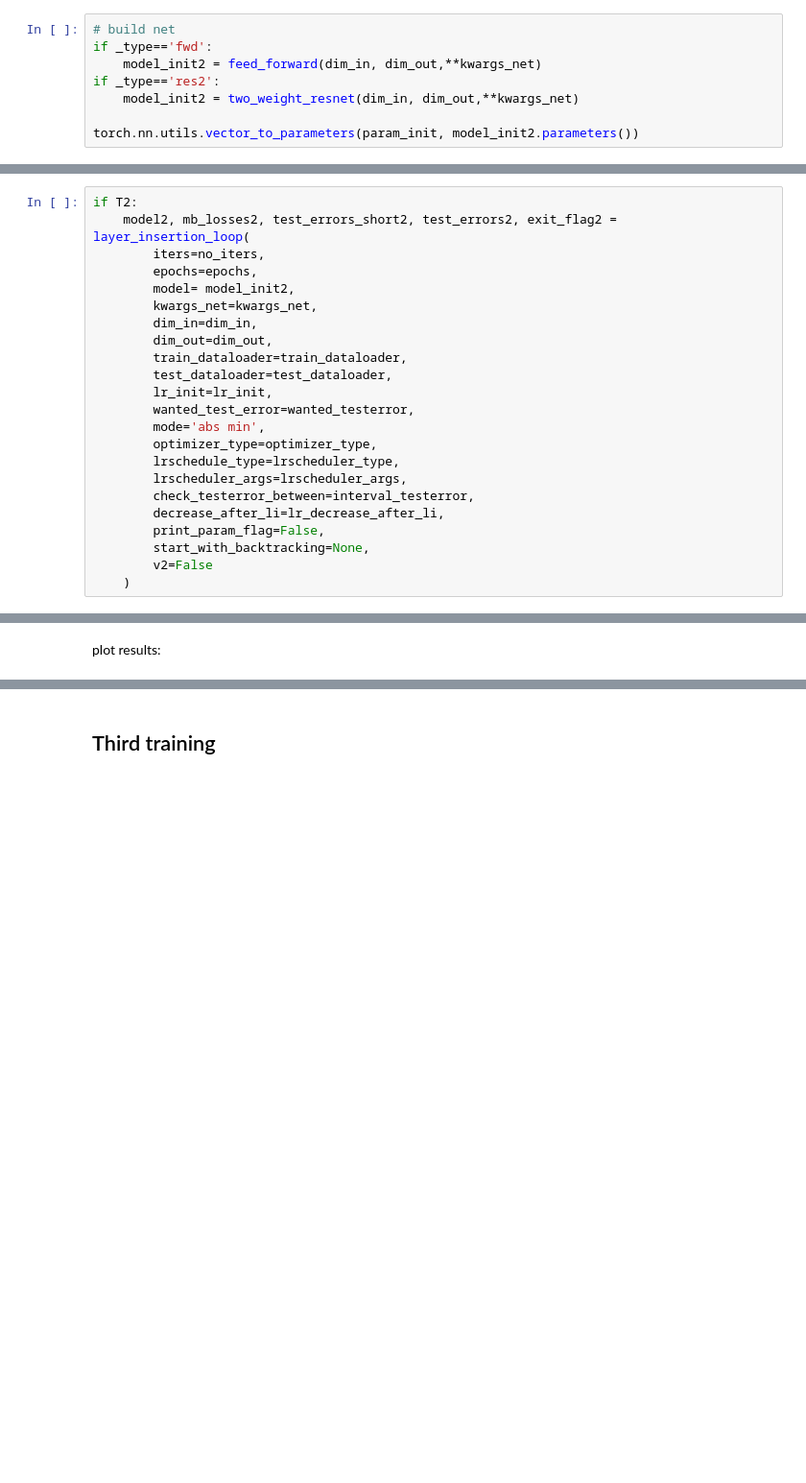
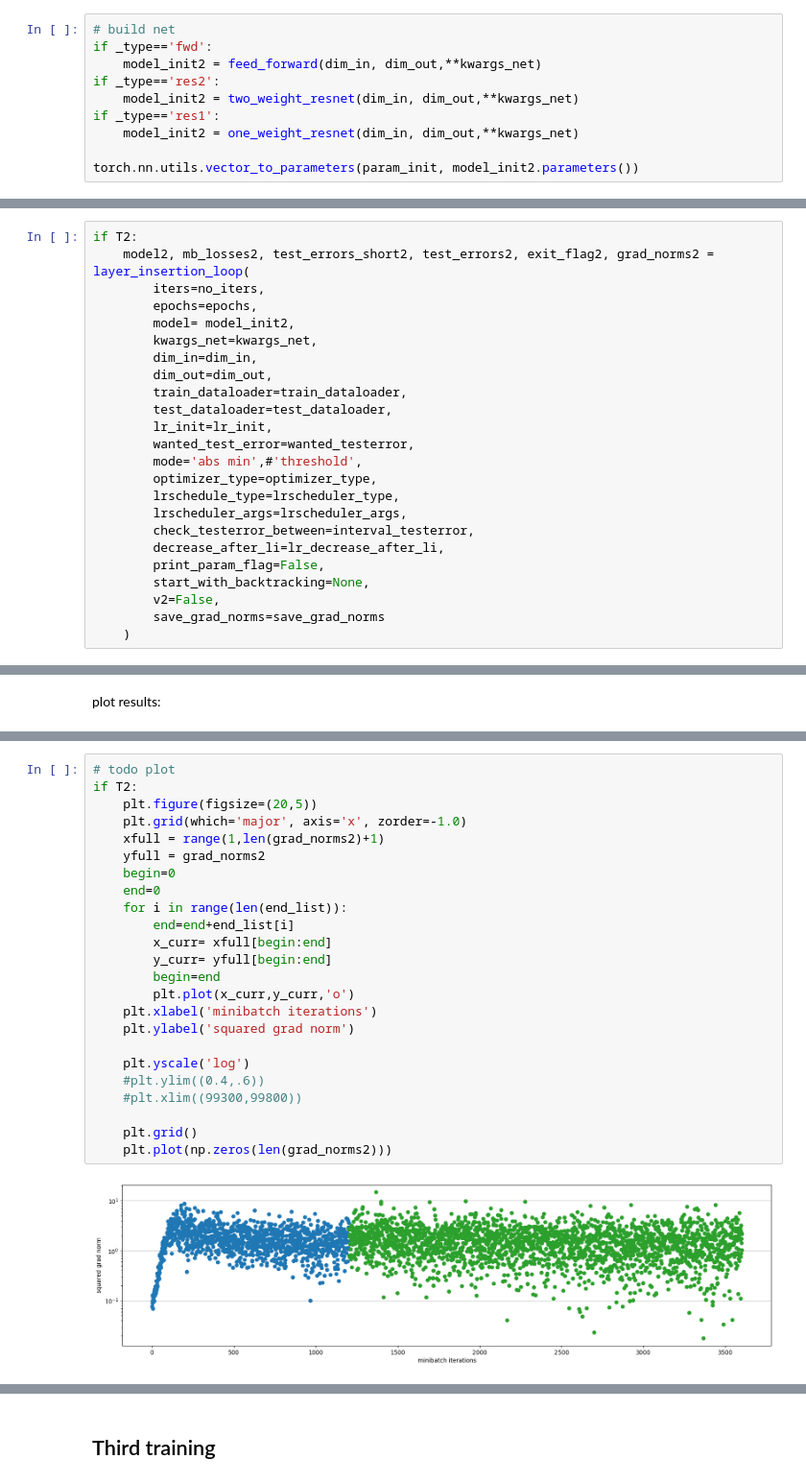
Before and after one commit to LeonieKreis/layer_insertion_sensitivity_based, a Jupyter notebook: li_experiments.ipynb, the cells around one changed output, grey strips where cells are left out. Shown at 96% size. Drawn from its saved outputs; the diff is of its cells as text; blank space fills up the shorter version.

```diff
--- a/li_experiments.ipynb
+++ b/li_experiments.ipynb
@@ -188,5 +302,7 @@ if _type=='fwd':
     model_init2 = feed_forward(dim_in, dim_out,**kwargs_net)
 if _type=='res2':
     model_init2 = two_weight_resnet(dim_in, dim_out,**kwargs_net)
+if _type=='res1':
+    model_init2 = one_weight_resnet(dim_in, dim_out,**kwargs_net)
 
 torch.nn.utils.vector_to_parameters(param_init, model_init2.parameters())
@@ -193,6 +315,6 @@ torch.nn.utils.vector_to_parameters(param_init, model_init2.parameters())
 # %%
 if T2:
-    model2, mb_losses2, test_errors_short2, test_errors2, exit_flag2 = layer_insertion_loop(
+    model2, mb_losses2, test_errors_short2, test_errors2, exit_flag2, grad_norms2 = layer_insertion_loop(
         iters=no_iters,
         epochs=epochs,
         model= model_init2,
@@ -203,7 +325,7 @@ if T2:
         test_dataloader=test_dataloader,
         lr_init=lr_init,
         wanted_test_error=wanted_testerror,
-        mode='abs min',
+        mode='abs min',#'threshold',
         optimizer_type=optimizer_type,
         lrschedule_type=lrscheduler_type,
         lrscheduler_args=lrscheduler_args,
@@ -211,5 +333,6 @@ if T2:
         decrease_after_li=lr_decrease_after_li,
         print_param_flag=False,
         start_with_backtracking=None,
-        v2=False
+        v2=False,
+        save_grad_norms=save_grad_norms
     )
@@ -242 +391,27 @@ if T2:
+# %%
+# todo plot
+if T2:
+    plt.figure(figsize=(20,5))
+    plt.grid(which='major', axis='x', zorder=-1.0)
+    xfull = range(1,len(grad_norms2)+1)
+    yfull = grad_norms2
+    begin=0
+    end=0
+    for i in range(len(end_list)):
+        end=end+end_list[i]
+        x_curr= xfull[begin:end]
+        y_curr= yfull[begin:end]
+        begin=end
+        plt.plot(x_curr,y_curr,'o')
+    plt.xlabel('minibatch iterations')
+    plt.ylabel('squared grad norm')
+
+    plt.yscale('log')
+    #plt.ylim((0.4,.6))
+    #plt.xlim((99300,99800))
+
+    plt.grid()
+    plt.plot(np.zeros(len(grad_norms2)))
+# %% [output]
+[figure, added]
 # %%
```
Also changed, not shown: parts of 34 cells of this notebook, 2 other files.
